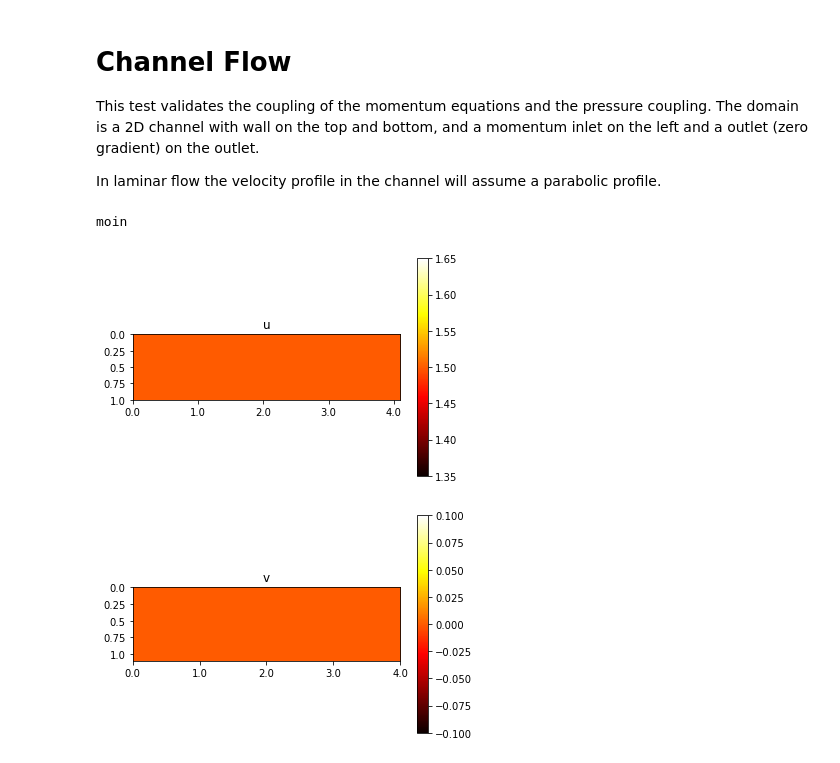
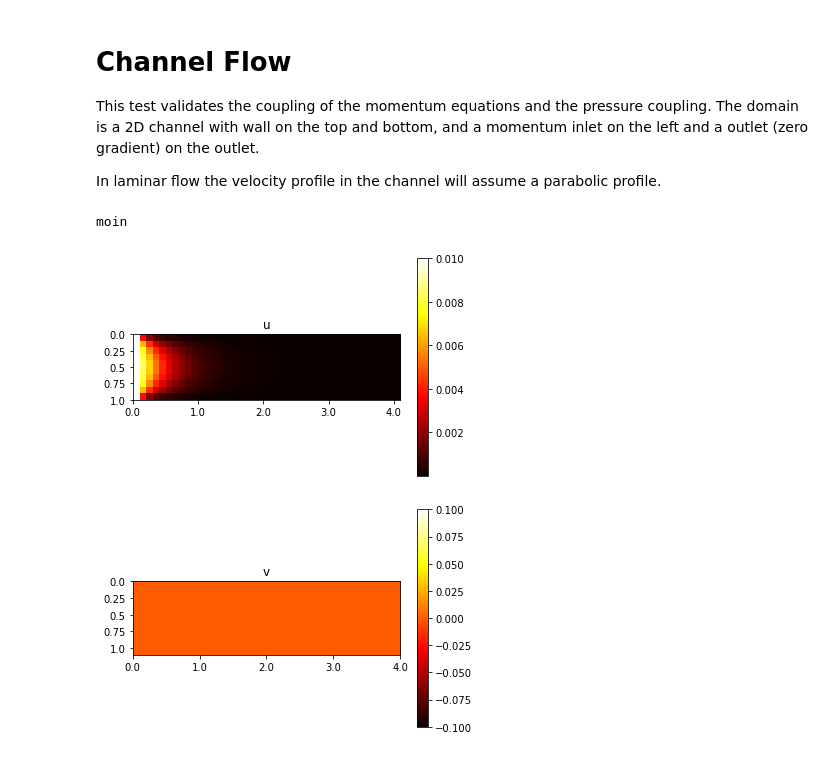
Before and after one commit to fjaschmoneit/multiphase-test-bench, a Jupyter notebook: ValidationTests/channelFlow.ipynb, the cells around one changed output. Cells and saved outputs as stored; diff of their text form; code cells hidden in the pictures.

```diff
--- a/ValidationTests/channelFlow.ipynb
+++ b/ValidationTests/channelFlow.ipynb
@@ -22,7 +22,7 @@ import numpy as np
 nx = 4
 ny = 1
 
-inletVelocity = 1.5
+inletVelocity = 0.01
 
 geom = mptb.createGeometry( 'rectangle', [nx,ny] )
 mesh = mptb.createMesh( geom, res=10 )
@@ -64,80 +64,80 @@ mptb.defineBoundaryCondition(field=p, boundaryName='top', type='freeFlow')
 mptb.defineBoundaryCondition(field=p, boundaryName='bottom', type='freeFlow')
 mptb.defineBoundaryCondition(field=p, boundaryName='left', type='freeFlow' )
 mptb.defineBoundaryCondition(field=p, boundaryName='right', type='constantPressure', value=0)
 
 # underRelaxation
 alphaP = 0.3
 alphaUV = 0.7
 
 
 # make a max function when calculating the d coefficients. some a_p values might be extremely low, such that the corresp d values become hughe
 
 # making a more sophisticated initial guess:
 # u.data[internal] = mptb.solve(u)[internal]
 # v.data[internal] = mptb.solve(v)[internal]
 
+
+for i in range(1):
+
+    u.data = mptb.solve(u)
+    v.data = mptb.solve(v)
+
+    pcorr = mptb.solve(p)
+    p.data += pcorr
+
+    # u.data[internal_u] += p.govModel.d_u[internal_u] * ( pcorr[west] - pcorr[east] )
+    # v.data[internal_v] += p.govModel.d_v[internal_v] * ( pcorr[south] - pcorr[north])
+
 #
-# for i in range(10):
 #
-#     u.data = mptb.solve(u)
-#     v.data = mptb.solve(v)
-
-    # pc = mptb.solve(p)
-    # p.data += pc
-    #
-    # u.data[internal_u] += p.govModel.d_u[internal_u] * ( pc[west] - pc[east] )
-    # v.data[internal_v] += p.govModel.d_v[internal_v] * ( pc[south] - pc[north])
-
-
-
-# preparing the simple loop:
-for i in range(0):
-
-    uOld = u.data
-    vOld = v.data
-
-    uNew = mptb.solve(u)
-    vNew = mptb.solve(v)
-    pc = mptb.solve(p)
-
-    # correcting pressure
-    p.data += alphaP*pc
-
-    totInFlow = mptb.calcFlowRate(field=u, boundaryName='left')
-    totOutFlow = mptb.calcFlowRate(field=u, boundaryName='right')
-
-    # correcting internal:    what about the left side?
-    uNew[internal_u] += p.govModel.d_u[internal_u] * ( pc[west] - pc[east] )
-    vNew[internal_v] += p.govModel.d_v[internal_v] * ( pc[south] - pc[north] )
-    uNew[boundary_east] = uOld[boundary_nb1_east] * totInFlow/totOutFlow
-
-    u.data = alphaU*uNew + (1-alphaU)*uOld
-    #v.data = alphaV*vNew + (1-alphaV)*vOld
-
-    # correcting boundaries:  Can I not set them algorithmically? this is not nice
-    # correcting boundaries a second time:
-    totInFlow = mptb.calcFlowRate(field=u, boundaryName='left')
-    totOutFlow = mptb.calcFlowRate(field=u, boundaryName='right')
-
-    u.data[boundary_east] = u.data[boundary_nb1_east] * totInFlow/totOutFlow
-#    v.data[boundary_east] = v.data[boundary_nb1_east] * totInFlow/totOutFlow
-
-    # totInFlow = mptb.calcFlowRate(field=u, boundaryName='left')
-    # totOutFlow = mptb.calcFlowRate(field=u, boundaryName='right')
-    #
-    #print((totInFlow-totOutFlow)/totInFlow)
+# # preparing the simple loop:
+# for i in range(0):
+#
+#     uOld = u.data
+#     vOld = v.data
+#
+#     uNew = mptb.solve(u)
+#     vNew = mptb.solve(v)
+#     pc = mptb.solve(p)
+#
+#     # correcting pressure
+#     p.data += alphaP*pc
+#
+#     totInFlow = mptb.calcFlowRate(field=u, boundaryName='left')
+#     totOutFlow = mptb.calcFlowRate(field=u, boundaryName='right')
+#
+#     # correcting internal:    what about the left side?
+#     uNew[internal_u] += p.govModel.d_u[internal_u] * ( pc[west] - pc[east] )
+#     vNew[internal_v] += p.govModel.d_v[internal_v] * ( pc[south] - pc[north] )
+#     uNew[boundary_east] = uOld[boundary_nb1_east] * totInFlow/totOutFlow
+#
+#     u.data = alphaU*uNew + (1-alphaU)*uOld
+#     #v.data = alphaV*vNew + (1-alphaV)*vOld
+#
+#     # correcting boundaries:  Can I not set them algorithmically? this is not nice
+#     # correcting boundaries a second time:
+#     totInFlow = mptb.calcFlowRate(field=u, boundaryName='left')
+#     totOutFlow = mptb.calcFlowRate(field=u, boundaryName='right')
+#
+#     u.data[boundary_east] = u.data[boundary_nb1_east] * totInFlow/totOutFlow
+# #    v.data[boundary_east] = v.data[boundary_nb1_east] * totInFlow/totOutFlow
+#
+#     # totInFlow = mptb.calcFlowRate(field=u, boundaryName='left')
+#     # totOutFlow = mptb.calcFlowRate(field=u, boundaryName='right')
+#     #
+#     #print((totInFlow-totOutFlow)/totInFlow)
 
 
 # totInFlow = mptb.calcFlowRate(field=u, boundaryName='left')
 # totOutFlow = mptb.calcFlowRate(field=u, boundaryName='right')
 #
 # print("inflow:\t", totInFlow )
 # print("outflow:\t", totOutFlow )
 
 mptb.display(u,mesh,'u')
 mptb.display(v,mesh,'v')
 mptb.display(p,mesh,'p')
 # %% [output]
 moin
-[figure, old version]
+[figure, new version]
 [figure]
```
Also changed, not shown: parts of 2 cells of this notebook, 16 other files.
